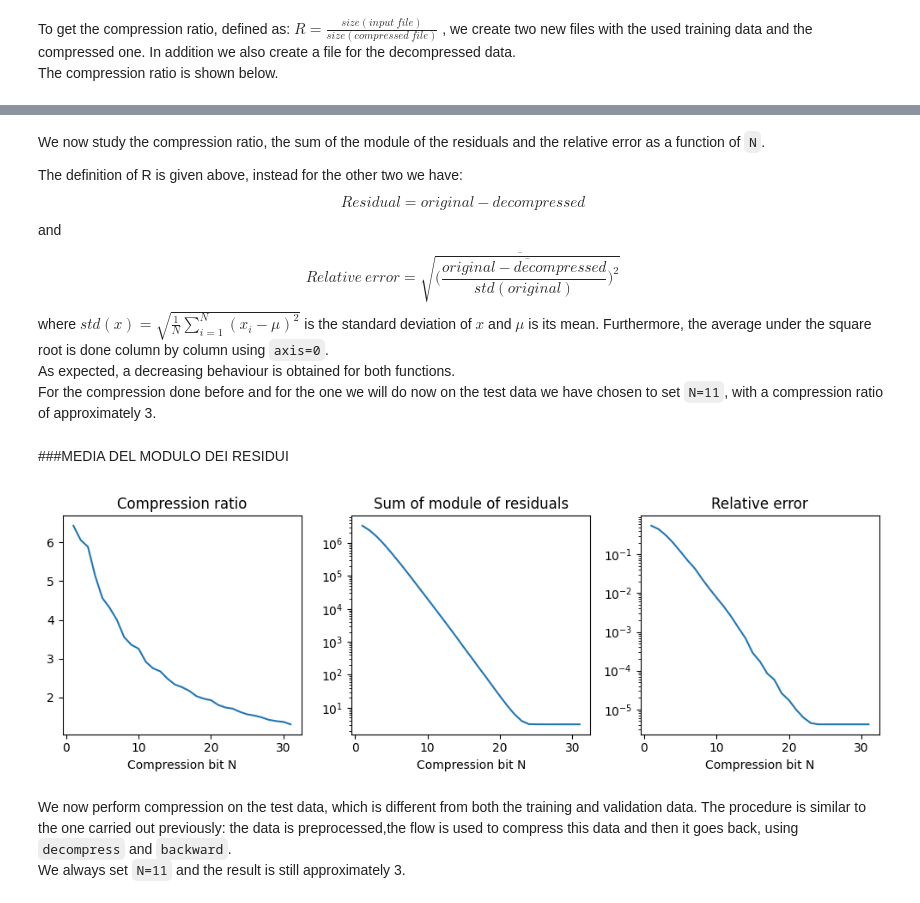
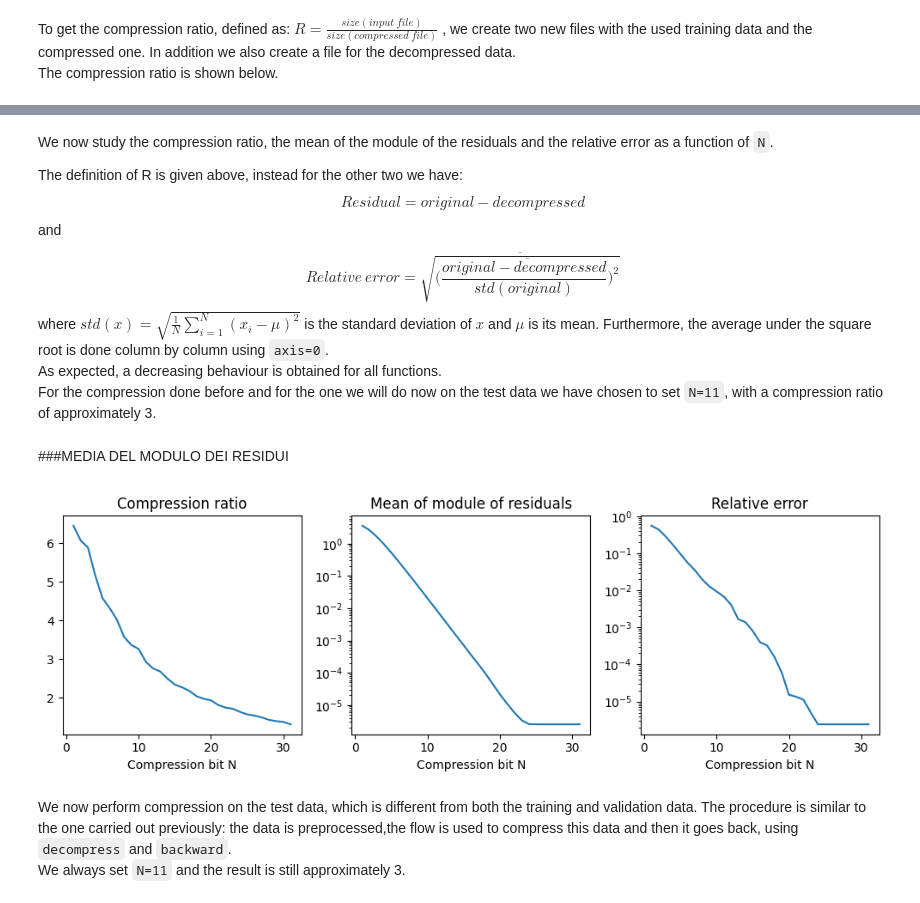
Before and after one commit to igordt/CMEPDA, a Jupyter notebook: originale.ipynb, the cells around one changed output, grey strips where cells are left out. Cells and saved outputs as stored; diff of their text form; code cells hidden in the pictures.

```diff
--- a/originale.ipynb
+++ b/originale.ipynb
@@ -323,5 +342,5 @@ figlosses.savefig('figures/Model_optimization.pdf', dpi=190)
 # %% [markdown]
 Now we deal with the actual training, the parameters chosen for the model are shown below. Note that although a few hundred epochs are enough for the loss to stabilize, they are not enough to allow the model to learn the extremely sharp distributions of $p_T$ and $mass$, which is why it is fixed `epochs = 2000`.
 # %%
-flow, optimizer, scheduler = model_definer(num_features=num_features, num_iterations=6, hidden_features=128, patience = 3, factor = 0.25, min_lr = 1e-6, initial_lr = 1e-2)
+flow, optimizer, scheduler = model_definer(num_features=num_features, num_iterations=6, hidden_features=64, patience = 3, factor = 0.25, min_lr = 1e-6, initial_lr = 1e-2)
 # %% [output]
@@ -329,7 +348,7 @@ Num. iterations = 6, Num. hidden_features = 128, Num. trainable parameters = 406
 # %%
-epochs = 10
-batch_size = 2048
-val_batch_size = 2048
+epochs = 20
+batch_size = 10000
+val_batch_size = 10000
 
 figloss=plt.figure()
 loss_values = []
@@ -470,6 +490,7 @@ for t in range(0,len(xt), compression_batch_size):
   x_compressed[t:t+compression_batch_size], gaus[t:t+compression_batch_size], unif[t:t+compression_batch_size] = x_compressor.compress(xt[t:t+compression_batch_size])
   x_decompressed[t:t+compression_batch_size], gaus_post[t:t+compression_batch_size] = x_compressor.decompress(x_compressed[t:t+compression_batch_size])
 
+x_compressed = x_compressed.astype(int)
 x_decompressed = x_preprocessor.backward(x_decompressed)
 # %% [markdown]
 We now present the plots of the Gaussian distributions returned by the flow,when it acts on the data. In the off-diagonal elements, the distributions are reported as a function of the others, via `scatter plot`.<br>
@@ -698,5 +719,5 @@ Compression ratio = 2.047665195129894
 # %% [markdown]
-We now study the compression ratio, the sum of the module of the residuals and the relative error as a function of `N`.
+We now study the compression ratio, the mean of the module of the residuals and the relative error as a function of `N`.
 
 
 The definition of R is given above, instead for the other two we have:
@@ -709,7 +730,7 @@ Relative~error =\overline{\sqrt{\overline{\Big(\frac{original-decompressed}{std(
 $$
 where $std(x) = \sqrt{\frac{1}{N}\sum^{N}_{i=1}(x_i-\mu)^2}$ is the standard deviation of $x$ and $\mu$ is its mean.
 Furthermore, the average under the square root is done column by column using `axis=0`.<br>
-As expected, a decreasing behaviour is obtained for both functions.<br>
+As expected, a decreasing behaviour is obtained for all functions.<br>
 For the compression done before and for the one we will do now on the test data we have chosen to set `N=11`, with a compression ratio of approximately 3.
 # %% [markdown]
 ###MEDIA DEL MODULO DEI RESIDUI
@@ -738,7 +759,7 @@ for k in range(1,32):
     r_k = size_input/size_compressed_k
     RR.append(r_k)
 
-    residui_k = np.sum(np.abs(x-x_decompressed_k))
+    residui_k = np.mean(np.abs(x-x_decompressed_k))
     residui.append(residui_k)
 
     err_k =np.mean(np.sqrt(np.mean(((x - x_decompressed_k)/(x.std()))**2, axis=0)))
@@ -746,28 +767,28 @@ for k in range(1,32):
 # %%
 fig, ax1 = plt.subplots(1,3,figsize=(10,3.5))
 
 ax1[0].plot(range(1,k+1),RR,label='Compression ratio')
 ax1[0].set_xlabel('Compression bit N')
 ax1[0].set_title('Compression ratio')
 ax1[0].tick_params(axis='y', which='minor', bottom=False)
 
-ax1[1].plot(range(1,k+1),residui,label='Sum of module of residuals')
+ax1[1].plot(range(1,k+1),residui,label='Mean of module of residuals')
 ax1[1].set_xlabel('Compression bit N')
-ax1[1].set_title('Sum of module of residuals')
+ax1[1].set_title('Mean of module of residuals')
 ax1[1].set_yscale('log')
 ax1[1].tick_params(axis='y', which='minor', bottom=False)
 
 ax1[2].plot(range(1,k+1),relative_error,label='Relative error')
 ax1[2].set_xlabel('Compression bit N')
 ax1[2].set_title('Relative error')
 ax1[2].set_yscale('log')
 ax1[2].tick_params(axis='y', which='minor', bottom=False)
 
 fig.tight_layout()
 plt.show()
 fig.savefig('figures/Compression_ratio.pdf',dpi=190)
 # %% [output]
-[figure, old version]
+[figure, new version]
 # %% [markdown]
 We now perform compression on the test data, which is different from both the training and validation data. The procedure is similar to the one carried out previously: the data is preprocessed,the flow is used to compress this data and then it goes back, using `decompress` and `backward`. <br>
 We always set `N=11` and the result is still approximately 3.
```
Also changed, not shown: parts of 19 cells of this notebook.
